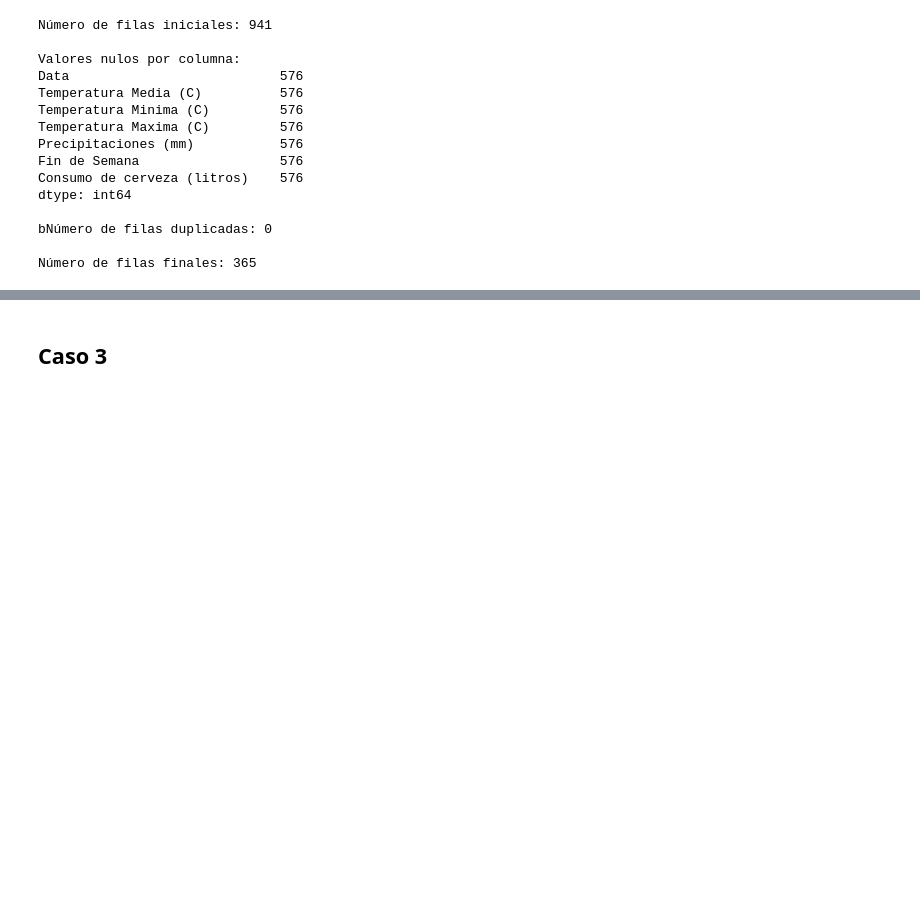
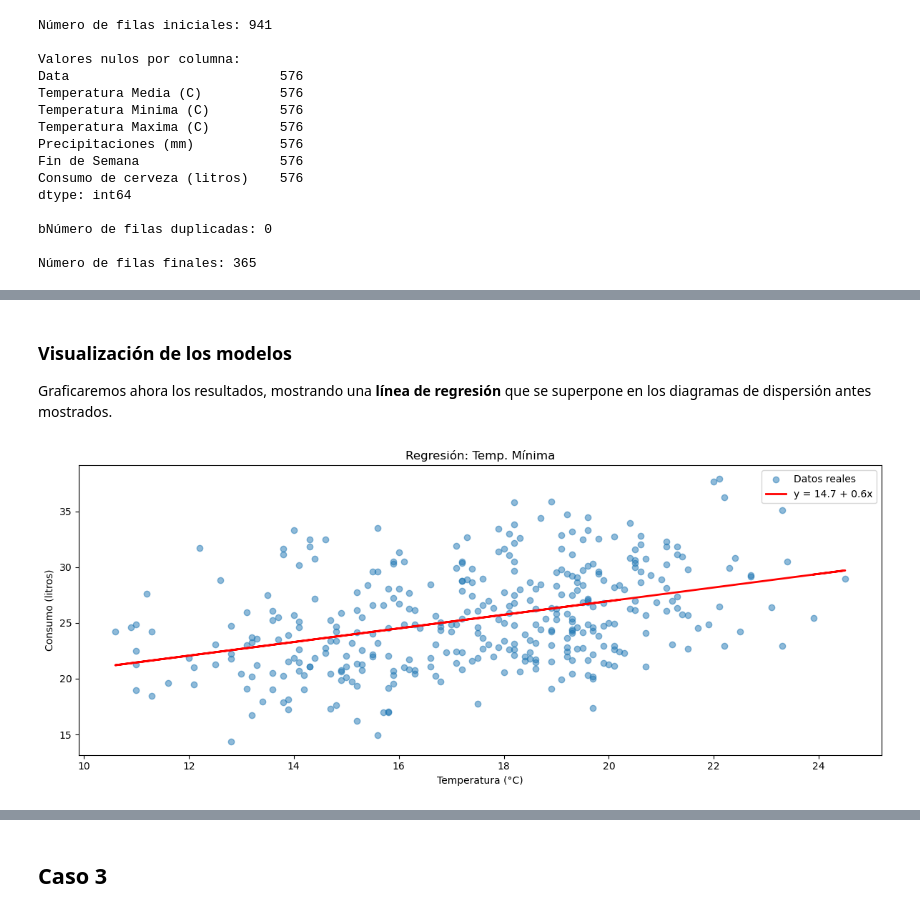
Before and after one commit to Carmoruda/Data_Mining, a Jupyter notebook: LAB04/Practica_1_GRUPOC5.ipynb, the cells around one changed output, grey strips where cells are left out. Drawn from its saved outputs; the diff is of its cells as text; code cells hidden in the pictures; blank space fills up the shorter version.

```diff
--- a/LAB04/Practica_1_GRUPOC5.ipynb
+++ b/LAB04/Practica_1_GRUPOC5.ipynb
@@ -74,0 +137,24 @@ Número de filas finales: 365
+# %%
+#1.1 Función de entrenamiento para un modelo de regresión lineal simple.
+def entrenar_modelo(X, y, nombre):
+    model = LinearRegression()
+    model.fit(X, y)
+
+    #1.2 Obtenemos la información resultante de entrenar el modelo con esas variables.
+    r2 = r2_score(y, model.predict(X))
+    print(f"\nModelo {nombre}:")
+    print(f" - Intercepto (β0): {model.intercept_:.2f}")
+    print(f" - Pendiente (β1): {model.coef_[0]:.2f}")
+    print(f" - R²: {r2:.2f}")
+
+    return model
+# %%
+#1.1 Modelo para Temperatura Mínima vs Consumo
+# 1.1.1 La temperatura mínima es la variable independiente y predictora
+X_min = df[['Temperatura Minima (C)']]
+# 1.1.2 El consumo de cerveza es la variable dependiente y objetivo, la que nos interesa predecir.
+model_min = entrenar_modelo(X_min, df['Consumo de cerveza (litros)'], 'Temp. Mínima')
+
+# Modelo para Temperatura Máxima vs Consumo
+X_max = df[['Temperatura Maxima (C)']]
+model_max = entrenar_modelo(X_max, df['Consumo de cerveza (litros)'], 'Temp. Máxima')
@@ -74,0 +171,23 @@ Número de filas finales: 365
+# %% [markdown]
+### **Visualización** de los modelos
+Graficaremos ahora los resultados, mostrando una **línea de regresión** que se superpone en los diagramas de dispersión antes mostrados.
+# %%
+def plot_modelo(X, y, model, title, color):
+    plt.scatter(X, y, alpha=0.5, label='Datos reales')
+    plt.plot(X, model.predict(X), color=color, linewidth=2,
+             label=f'y = {model.intercept_:.1f} + {model.coef_[0]:.1f}x')
+    plt.title(title)
+    plt.xlabel('Temperatura (°C)')
+    plt.ylabel('Consumo (litros)')
+    plt.legend()
+# %%
+plt.figure(figsize=(12, 5))
+
+plt.subplot(1, 1, 1)
+plot_modelo(X_min, df['Consumo de cerveza (litros)'], model_min,
+           'Regresión: Temp. Mínima', 'red')
+
+plt.tight_layout()
+plt.show()
+# %% [output]
+[figure, added]
```
Also changed, not shown: parts of 27 cells of this notebook.
